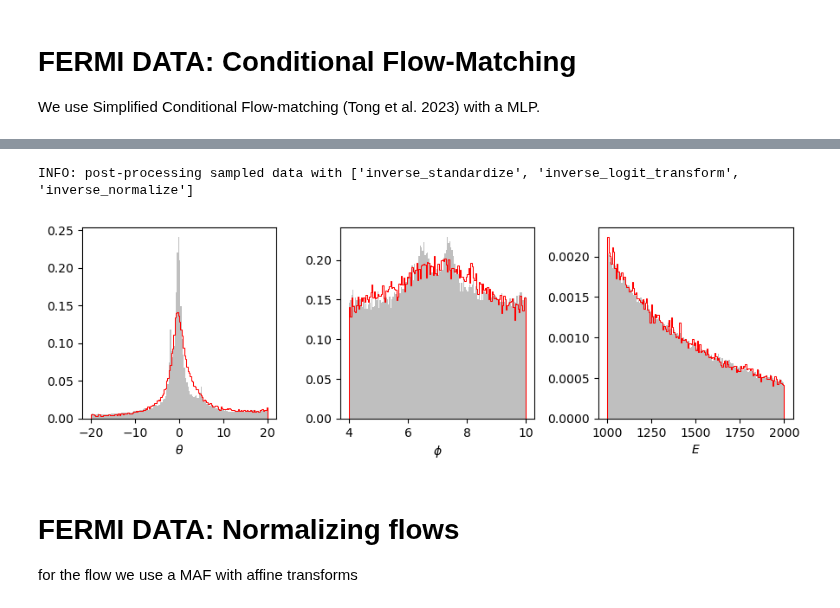
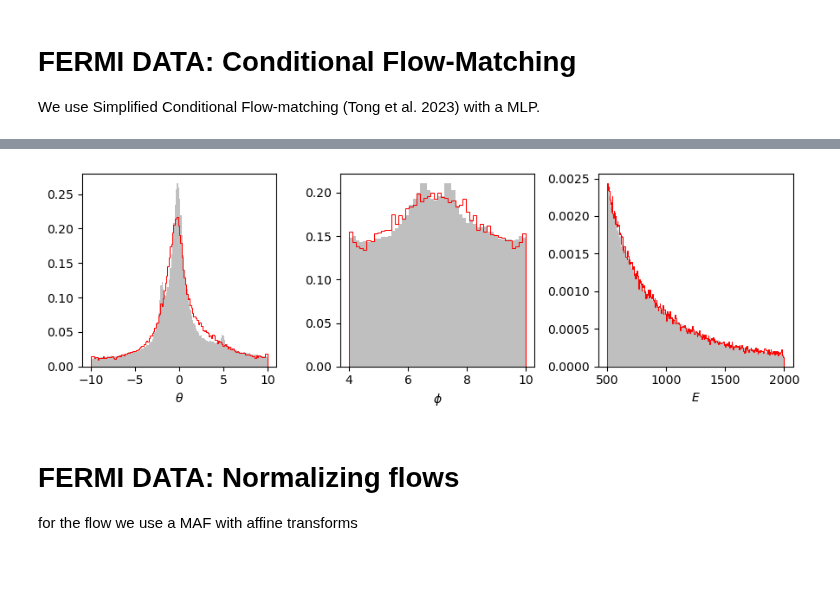
Before and after one commit to dfaroughy/DynGenModels, a Jupyter notebook: experiments/fermi.ipynb, the cells around one changed output, grey strips where cells are left out. Saved outputs shown, nothing was run; the diff lists cells and outputs as text; code cells hidden in the pictures; blank space fills up the shorter version.

```diff
--- a/experiments/fermi.ipynb
+++ b/experiments/fermi.ipynb
@@ -82,6 +3,7 @@ plt.show()
 We use Simplified Conditional Flow-matching (Tong et al. 2023) with a MLP.
 # %%
 import matplotlib.pyplot as plt
+import numpy as np
 
 from DynGenModels.trainer.trainer import DynGenModelTrainer
 from DynGenModels.configs.fermi_configs import FermiGCE_MLP_CondFlowMatch as Configs
@@ -89,18 +11,18 @@ from DynGenModels.configs.fermi_configs import FermiGCE_MLP_CondFlowMatch as Con
 configs = Configs(dataset = '../data/fermi/fermi_data_galactic_coord.npy',
                   features = ['theta', 'phi', 'energy'],
                   preprocess = ['normalize', 'logit_transform', 'standardize'],
-                  cuts = {'theta': [-20., 20.], 'phi': [4., 10.], 'energy': [1000, 2000]},
-                  data_split_fracs = [0.6, 0.1, 0.3],
+                  cuts = {'theta': [-10., 10.], 'phi': [4., 10.], 'energy': [500, 2000]},
+                  data_split_fracs = [0.8, 0.0, 0.2],
                   epochs = 50,
                   early_stopping=20,
-                  batch_size = 512,
+                  batch_size = 20000,
                   warmup_epochs = 20,
                   lr = 1e-3,
-                  dim_hidden = 128,
+                  dim_hidden = 256,
                   device = 'cpu',
-                  sigma = 0.1,
+                  sigma = 0.0001,
                   solver='euler',
-                  num_sampling_steps=300,
+                  num_sampling_steps=500,
                   seed = 12345)
 
 #...set working directory for results:
@@ -123,38 +63,43 @@ cfm.train()
 # %%
 #...sample from model
 
 from DynGenModels.pipelines.SamplingPipeline import FlowMatchPipeline
 from DynGenModels.datamodules.fermi.dataprocess import PostProcessFermiData
 
 pipeline = FlowMatchPipeline(trained_model=cfm,
                              configs=configs,
                              postprocessor=PostProcessFermiData,
                              solver='euler',
-                             num_sampling_steps=10000)
-
+                             num_sampling_steps=400)
 
 #...plots
 
-bins=150
+import matplotlib.pyplot as plt
+import numpy as np
+
+bins_theta=150 # np.arange(-3, 3, 0.1)
+bins_e=300
+bins_phi=50
+
 fig, ax = plt.subplots(1, 3, figsize=(9, 3))
 
-ax[0].hist(x=pipeline.target[:,0], color='r', bins=bins, histtype='step', lw=0.75, density=True)
-ax[0].hist(x=dataset.target[:,0], color='k', bins=bins, histtype='stepfilled', alpha=0.25, lw=0, density=True)
+ax[0].hist(x=pipeline.target[:,0], color='r', bins=bins_theta, histtype='step', lw=0.75, density=True)
+ax[0].hist(x=dataset.target[:,0], color='k', bins=bins_theta, histtype='stepfilled', alpha=0.25, lw=0, density=True)
 
-ax[1].hist(x=pipeline.target[:,1], color='r', bins=bins, histtype='step', lw=0.75, density=True)
-ax[1].hist(x=dataset.target[:,1], color='k', bins=bins, histtype='stepfilled', alpha=0.25, lw=0, density=True)
+ax[1].hist(x=pipeline.target[:,1], color='r', bins=bins_phi, histtype='step', lw=0.75, density=True)
+ax[1].hist(x=dataset.target[:,1], color='k', bins=bins_phi, histtype='stepfilled', alpha=0.25, lw=0, density=True)
 
-ax[2].hist(x=pipeline.target[:,2], color='r', bins=bins, histtype='step', lw=0.75, density=True)
-ax[2].hist(x=dataset.target[:,2], color='k', bins=bins, histtype='stepfilled', alpha=0.25, lw=0,density=True)
+ax[2].hist(x=pipeline.target[:,2], color='r', bins=bins_e, histtype='step', lw=0.75, density=True)
+ax[2].hist(x=dataset.target[:,2], color='k', bins=bins_e, histtype='stepfilled', alpha=0.25, lw=0,density=True)
 
 ax[0].set_xlabel(r'$\theta$')
 ax[1].set_xlabel(r'$\phi$')
 ax[2].set_xlabel(r'$E$')
+
 plt.tight_layout()
 plt.show()
 # %% [output]
-INFO: post-processing sampled data with ['inverse_standardize', 'inverse_logit_transform', 'inverse_normalize']
-[figure, old version]
+[figure, new version]
 # %% [markdown]
 # FERMI DATA: Normalizing flows
 for the flow we use a MAF with affine transforms
```
Also changed, not shown: parts of 4 cells of this notebook, 10 other files.
